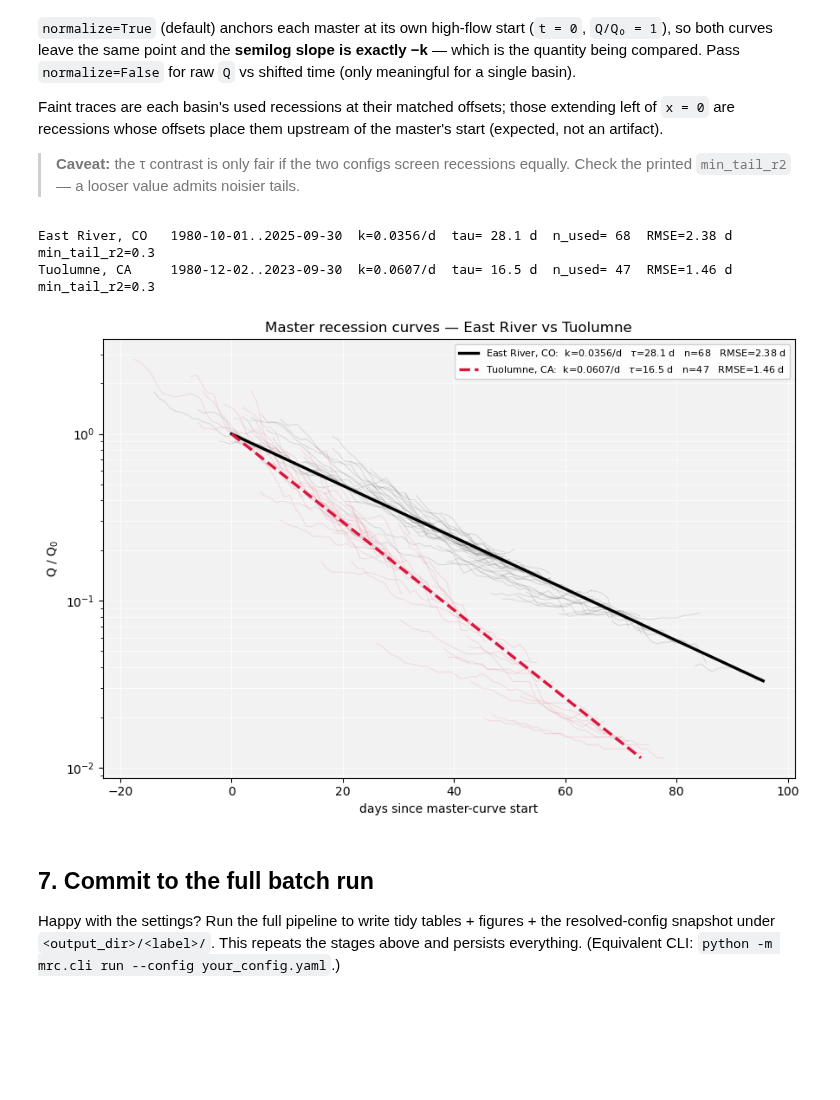
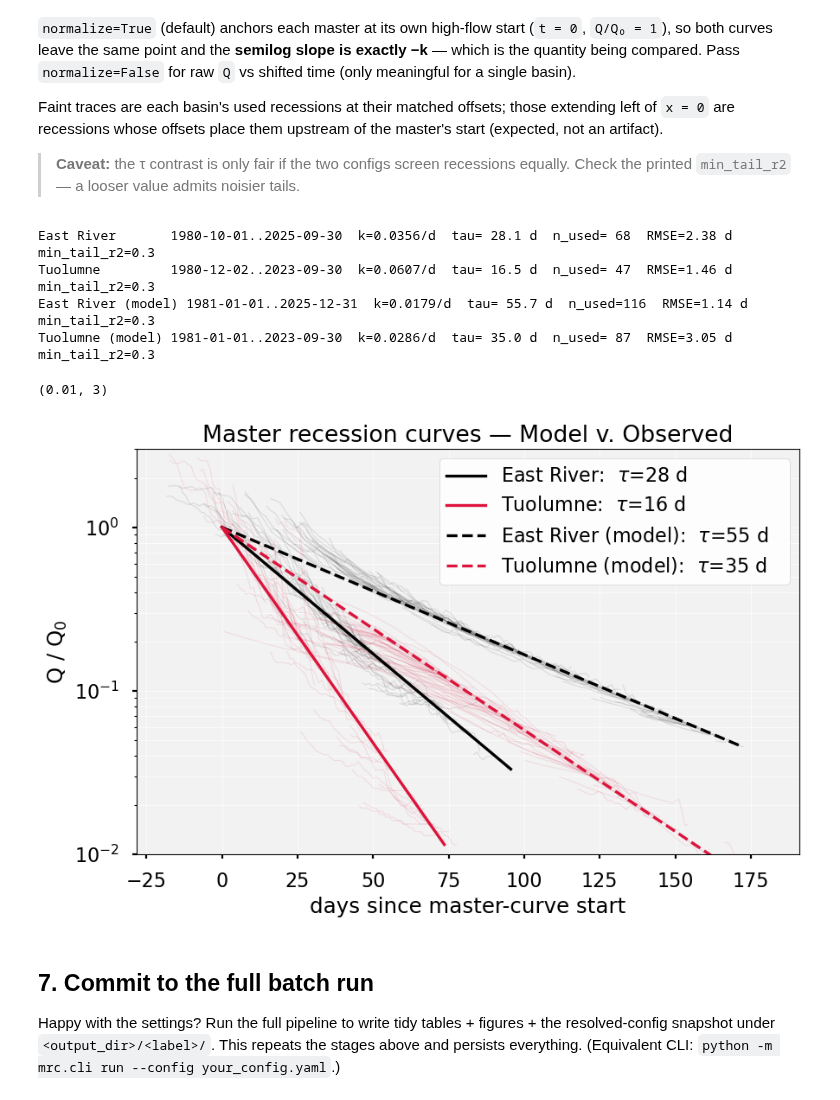
Before and after one commit to dlhogan97/CONFLUENCE-uwmtnhydro, a Jupyter notebook: ess-project/notebooks/analysis/recessionAnalysis.ipynb, the cells around one changed output. Cells and saved outputs as stored; diff of their text form; code cells hidden in the pictures; blank space fills up the shorter version.

```diff
--- a/ess-project/notebooks/analysis/recessionAnalysis.ipynb
+++ b/ess-project/notebooks/analysis/recessionAnalysis.ipynb
@@ -69,9 +69,11 @@ Things to play around with:
 5. `min_tail_r2`: the coeffiecnt of determiniation
 6. `master_poly_order`: value of 1 = linear, >1 is a non-linear function. If values >1 still look linear enough, the MRC is robust and a linear reservoir can be reasonably assumed
 # %%
-CONFIG_PATH = PKG / "config" / "east_river.yaml"
+CONFIG_PATH = PKG / "config" / "tuolumne_model.yaml"
 
 Q_PATH = "/scratch/dlhogan/ess-project-data/streamflow-data/EastRiver/EastRiver_dailyDischarge_WY1970_2025.csv"
+Q_PATH_MOD = "/scratch/dlhogan/ess-project-data/streamflow-data/EastRiver/EastRiver_SUMMA_baseline_dailyDischarge_1981_2025.csv"
+# Q_PATH_MOD = "/scratch/dlhogan/ess-project-data/streamflow-data/TuolumneRiver/TuolumneRiver_SUMMA_baseline_dailyDischarge_1981_2025.csv"
 # Q_PATH ="/scratch/dlhogan/ess-project-data/domain_Tuolumne_River_lumped/observations/streamflow/preprocessed/Tuolumne_River_lumped_streamflow_processed.csv"
 # Q_PATH = "/scratch/dlhogan/ess-project-data/streamflow-data/TuolumneRiver/TuolumneStreamflow_Hydroclimate_2002_2021.csv"
 SWE_PATH = "/scratch/dlhogan/ess-project-data/meteorological-data/SNOTEL/380_Butte_sntl_obs.csv"
@@ -901,28 +907,36 @@ left of `x = 0` are recessions whose offsets place them upstream of the master's
 # %%
 # --- Cross-basin overlay: master recession curves ---------------------------
 from pathlib import Path
 
-BASINS = [("east_river", "East River, CO"), ("tuolumne", "Tuolumne, CA")]
+BASINS = [("east_river", "East River"), ("tuolumne", "Tuolumne"),
+          ("east_river_model", "East River (model)"),
+          ("tuolumne_model", "Tuolumne (model)")]
 
 entries = []
 for _name, _lab in BASINS:
     _c = load_config(PKG / "config" / f"{_name}.yaml")
     rid._MELTOUT_CACHE.clear()          # meltout is cached per SWE config
     _d = mfilter.add_baseflow_columns(
         mio.merge_forcing(mio.load_streamflow(_c), mio.load_forcing(_c)), _c)
     _rs = rid.identify_recessions(_d, _c)
     _res, _tls = mmrc.build_mrc(_rs, _c)
     entries.append((_lab, _rs, _tls, _res))
     print(f"{_lab:16s} {_d.index.min().date()}..{_d.index.max().date()}  "
           f"k={_res.k:.4f}/d  tau={_res.tau:5.1f} d  n_used={_res.n_used:3d}  "
           f"RMSE={_res.rmse:.2f} d  min_tail_r2={_c.mrc.min_tail_r2}")
-
+plt.style.use("seaborn-v0_8-poster")
 fig_overlay = mplot.plot_mrc_overlay(
-    entries, title="Master recession curves — East River vs Tuolumne")
+    entries, title="Master recession curves — Model v. Observed",
+    linestyles=("-", "-", "--", "--"),
+    colors=("black", "crimson", "black", "crimson"))
+plt.ylim(0.01,3)
 # %% [output]
-East River, CO   1980-10-01..2025-09-30  k=0.0356/d  tau= 28.1 d  n_used= 68  RMSE=2.38 d  min_tail_r2=0.3
-Tuolumne, CA     1980-12-02..2023-09-30  k=0.0607/d  tau= 16.5 d  n_used= 47  RMSE=1.46 d  min_tail_r2=0.3
+East River       1980-10-01..2025-09-30  k=0.0356/d  tau= 28.1 d  n_used= 68  RMSE=2.38 d  min_tail_r2=0.3
+Tuolumne         1980-12-02..2023-09-30  k=0.0607/d  tau= 16.5 d  n_used= 47  RMSE=1.46 d  min_tail_r2=0.3
+East River (model) 1981-01-01..2025-12-31  k=0.0179/d  tau= 55.7 d  n_used=116  RMSE=1.14 d  min_tail_r2=0.3
+Tuolumne (model) 1981-01-01..2023-09-30  k=0.0286/d  tau= 35.0 d  n_used= 87  RMSE=3.05 d  min_tail_r2=0.3
+(0.01, 3)
-[figure, old version]
+[figure, new version]
 # %% [markdown]
 ## 7. Commit to the full batch run
 
```
Also changed, not shown: parts of 19 cells of this notebook, 23 other files.
